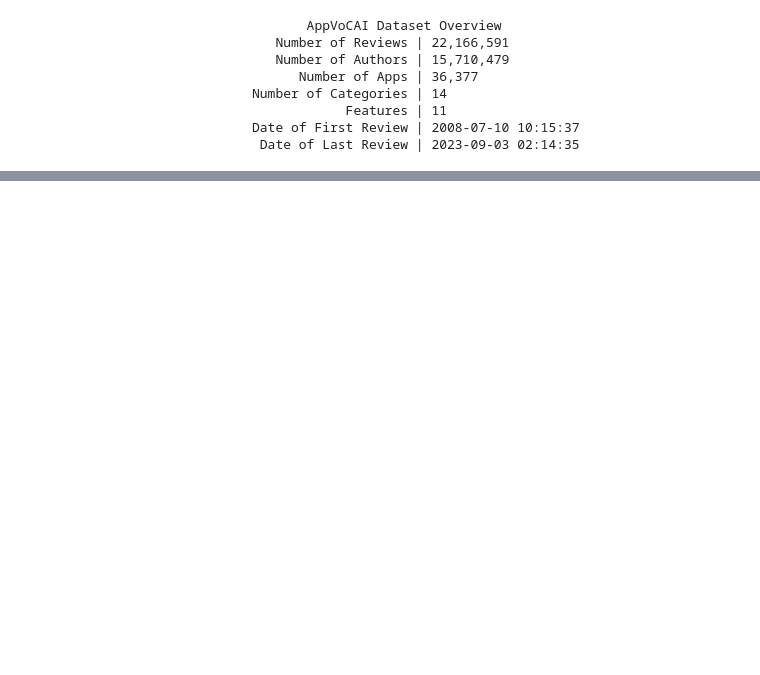
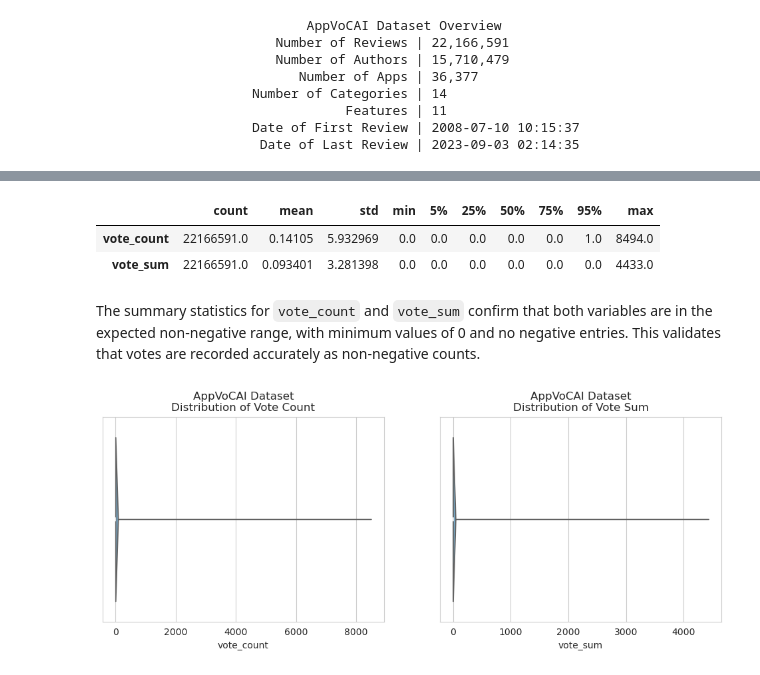
Before and after one commit to variancexplained/genai-lab-slm, a Jupyter notebook: notebooks/content/01_data/00_intro.ipynb, the cells around one changed output, grey strips where cells are left out. Cells and saved outputs as stored; diff of their text form; code cells hidden in the pictures; blank space fills up the shorter version.

```diff
--- a/notebooks/content/01_data/00_intro.ipynb
+++ b/notebooks/content/01_data/00_intro.ipynb
@@ -209,0 +158,24 @@ reviews.categories(y="category", title="App Store Categories")
+# %%
+df[["vote_count", "vote_sum"]].describe(percentiles=[0.05, 0.25, 0.5, 0.75, 0.95]).T
+# %% [output]
+|  | count | mean | std | min | 5% | 25% | 50% | 75% | 95% | max |
+| vote_count | 22166591.0 | 0.14105 | 5.932969 | 0.0 | 0.0 | 0.0 | 0.0 | 0.0 | 1.0 | 8494.0 |
+| vote_sum | 22166591.0 | 0.093401 | 3.281398 | 0.0 | 0.0 | 0.0 | 0.0 | 0.0 | 0.0 | 4433.0 |
+# %% [markdown]
+The summary statistics for `vote_count` and `vote_sum` confirm that both variables are in the expected non-negative range, with minimum values of 0 and no negative entries. This validates that votes are recorded accurately as non-negative counts.
+# %%
+fig, axes = plt.subplots(figsize=(12, 4), ncols=2, nrows=1)
+ax = viz.violinplot(
+    data=df,
+    x="vote_count",
+    title="AppVoCAI Dataset\nDistribution of Vote Count",
+    ax=axes[0],
+)
+ax = viz.violinplot(
+    data=df,
+    x="vote_sum",
+    title="AppVoCAI Dataset\nDistribution of Vote Sum",
+    ax=axes[1],
+)
+# %% [output]
+[figure, added]
```
Also changed, not shown: parts of 59 cells of this notebook, 12 other files.
